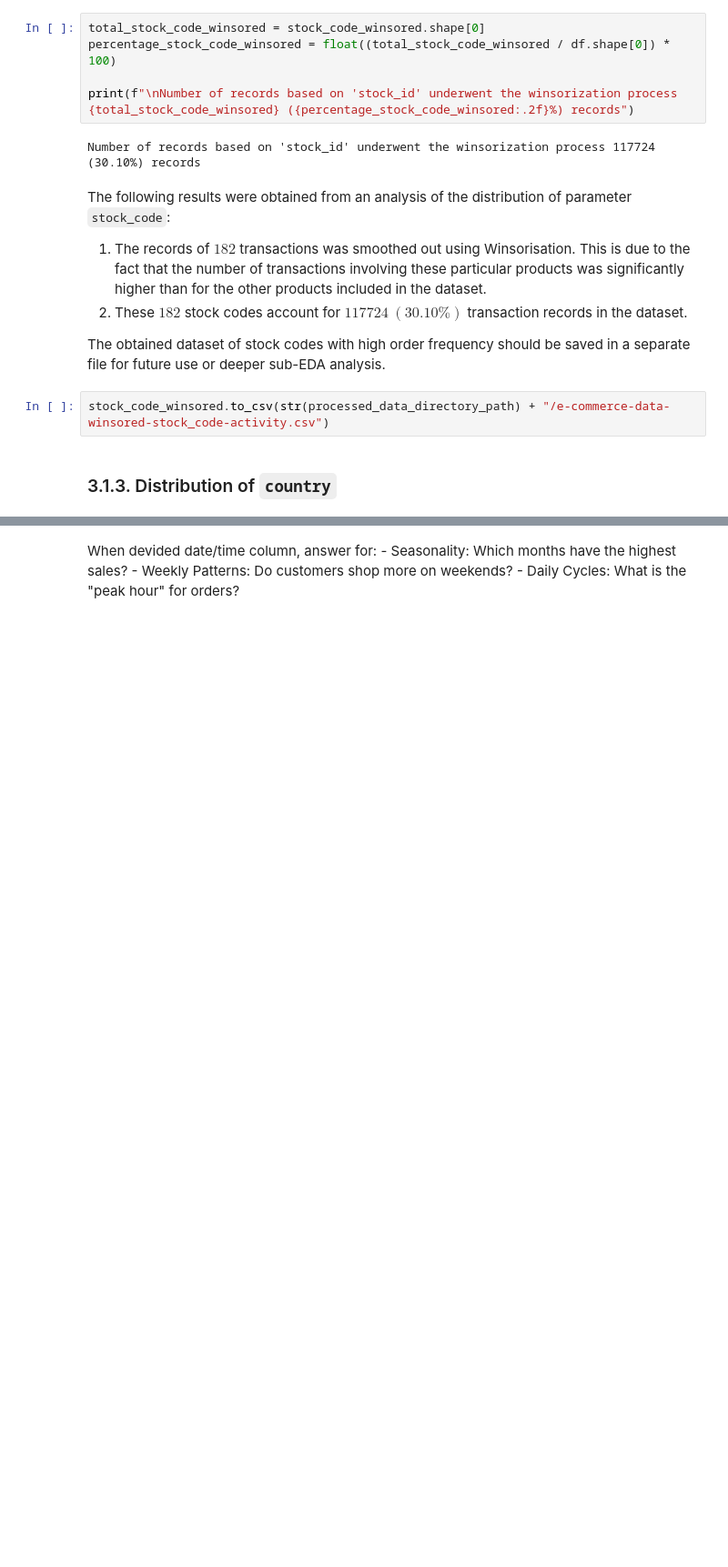
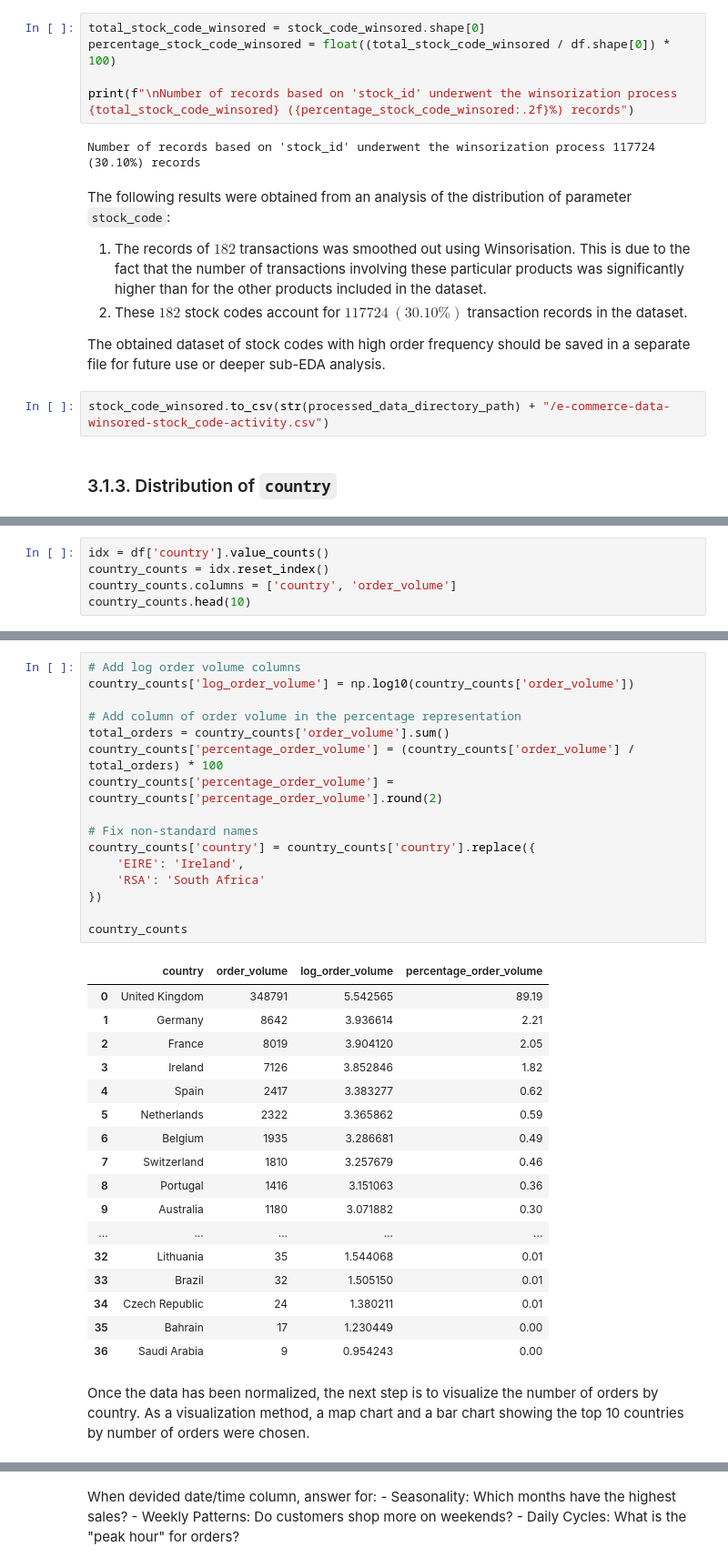
Before and after one commit to RV01011001/project_1-customer-segmentation, a Jupyter notebook: notebooks/03_exploratory_data_analysis.ipynb, the cells around one changed output, grey strips where cells are left out. Shown at 91% size. Cells and saved outputs as stored; diff of their text form; blank space fills up the shorter version.

Commit message:
Working on stage 3 -Exploratory Data Analysis

```diff
--- a/notebooks/03_exploratory_data_analysis.ipynb
+++ b/notebooks/03_exploratory_data_analysis.ipynb
@@ -685,0 +691,5 @@ stock_code_winsored.to_csv(str(processed_data_directory_path) + "/e-commerce-dat
+# %%
+idx = df['country'].value_counts()
+country_counts = idx.reset_index()
+country_counts.columns = ['country', 'order_volume']
+country_counts.head(10)
@@ -685,0 +710,36 @@ stock_code_winsored.to_csv(str(processed_data_directory_path) + "/e-commerce-dat
+# %%
+# Add log order volume columns
+country_counts['log_order_volume'] = np.log10(country_counts['order_volume'])
+
+# Add column of order volume in the percentage representation
+total_orders = country_counts['order_volume'].sum()
+country_counts['percentage_order_volume'] = (country_counts['order_volume'] / total_orders) * 100
+country_counts['percentage_order_volume'] = country_counts['percentage_order_volume'].round(2)
+
+# Fix non-standard names
+country_counts['country'] = country_counts['country'].replace({
+    'EIRE': 'Ireland',
+    'RSA': 'South Africa'
+})
+
+country_counts
+# %% [output]
+|  | country | order_volume | log_order_volume | percentage_order_volume |
+| 0 | United Kingdom | 348791 | 5.542565 | 89.19 |
+| 1 | Germany | 8642 | 3.936614 | 2.21 |
+| 2 | France | 8019 | 3.904120 | 2.05 |
+| 3 | Ireland | 7126 | 3.852846 | 1.82 |
+| 4 | Spain | 2417 | 3.383277 | 0.62 |
+| 5 | Netherlands | 2322 | 3.365862 | 0.59 |
+| 6 | Belgium | 1935 | 3.286681 | 0.49 |
+| 7 | Switzerland | 1810 | 3.257679 | 0.46 |
+| 8 | Portugal | 1416 | 3.151063 | 0.36 |
+| 9 | Australia | 1180 | 3.071882 | 0.30 |
+| ... | ... | ... | ... | ... |
+| 32 | Lithuania | 35 | 1.544068 | 0.01 |
+| 33 | Brazil | 32 | 1.505150 | 0.01 |
+| 34 | Czech Republic | 24 | 1.380211 | 0.01 |
+| 35 | Bahrain | 17 | 1.230449 | 0.00 |
+| 36 | Saudi Arabia | 9 | 0.954243 | 0.00 |
+# %% [markdown]
+Once the data has been normalized, the next step is to visualize the number of orders by country. As a visualization method, a map chart and a bar chart showing the top 10 countries by number of orders were chosen.
```
Also changed, not shown: parts of 8 cells of this notebook.
